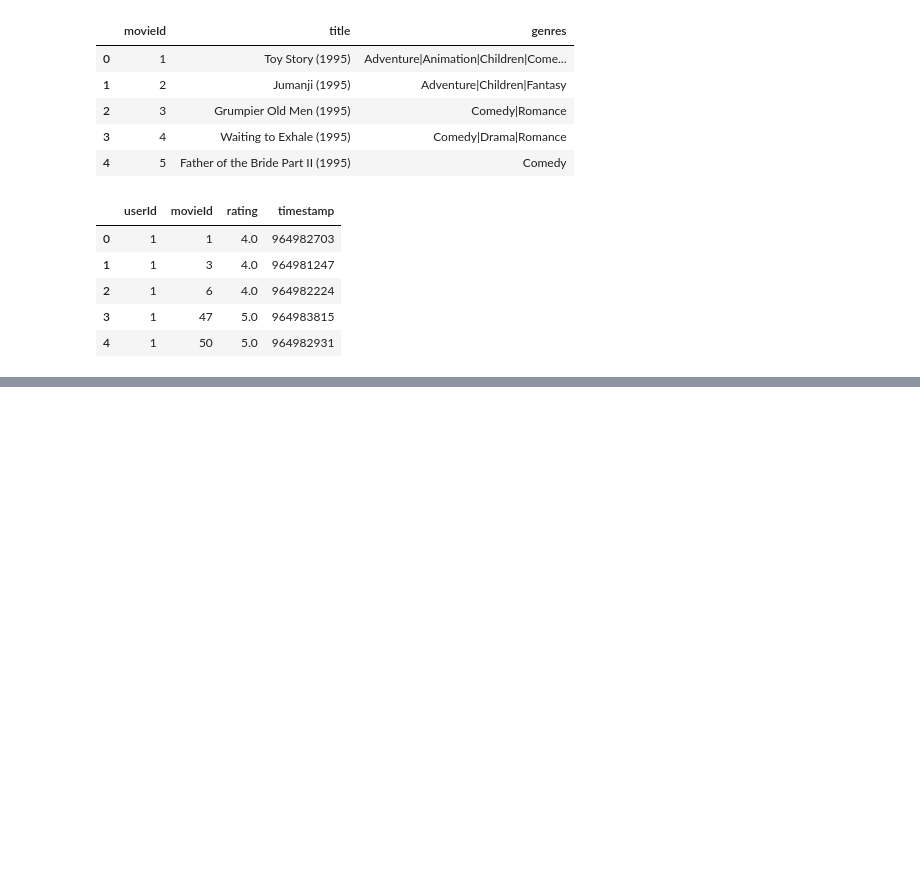
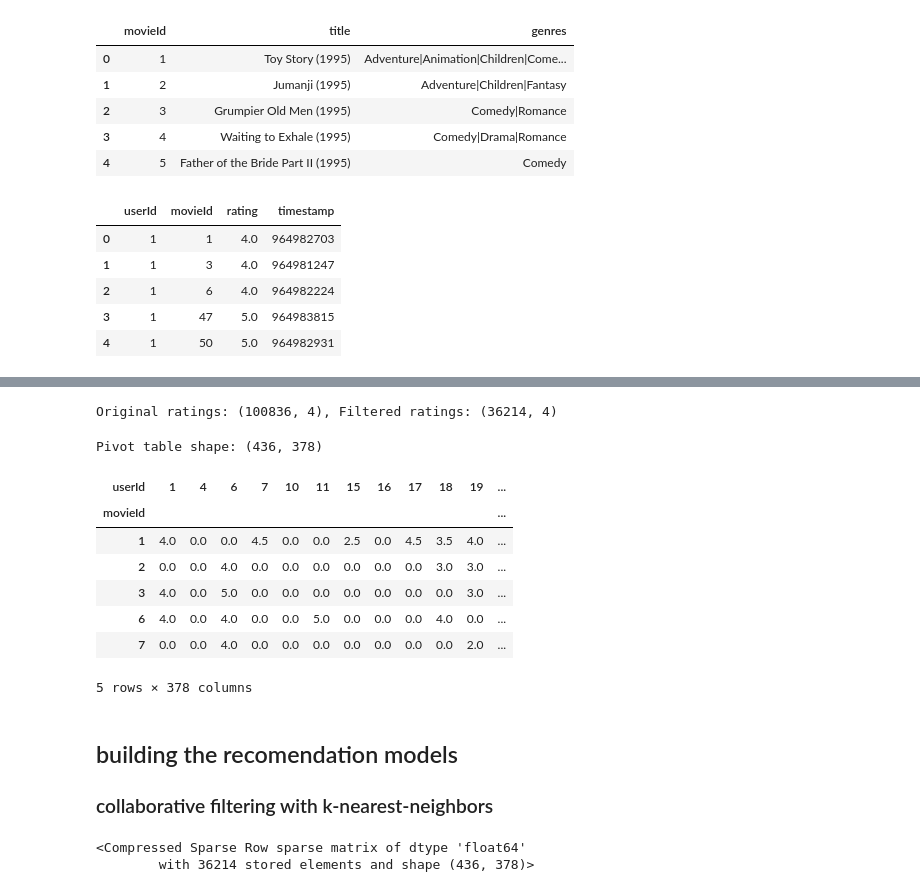
Before and after one commit to kamijoseph/Movies-Recomendation-WebApplication, a Jupyter notebook: notebooks/main.ipynb, the cells around one changed output, grey strips where cells are left out. Drawn from its saved outputs; the diff is of its cells as text; code cells hidden in the pictures; blank space fills up the shorter version.

Commit message:
exploratory data analysis

```diff
--- a/notebooks/main.ipynb
+++ b/notebooks/main.ipynb
@@ -61,0 +146,50 @@ ratings.sample(10)
+# %%
+# filter movies with sufficient ratings
+min_ratings = 50
+filter_movies = ratings['movieId'].value_counts() > min_ratings
+filter_movies = filter_movies[filter_movies].index.tolist()
+
+# filter users with sufficient ratings
+min_user_ratings = 50
+filter_users = ratings['userId'].value_counts() > min_user_ratings
+filter_users = filter_users[filter_users].index.tolist()
+
+# applying filters
+data_ratings = ratings[
+    (ratings["movieId"].isin(filter_movies)) &
+    (ratings["userId"].isin(filter_users))
+]
+print(f"Original ratings: {ratings.shape}, Filtered ratings: {data_ratings.shape}")
+# %% [output]
+Original ratings: (100836, 4), Filtered ratings: (36214, 4)
+# %%
+# creating pivot table
+movie_features = data_ratings.pivot(
+    index = "movieId",
+    columns = "userId",
+    values = "rating"
+).fillna(0)
+print(f"Pivot table shape: {movie_features.shape}")
+# %% [output]
+Pivot table shape: (436, 378)
+# %%
+movie_features.head()
+# %% [output]
+| userId | 1 | 4 | 6 | 7 | 10 | 11 | 15 | 16 | 17 | 18 | 19 | ... |
+| movieId |  |  |  |  |  |  |  |  |  |  |  | ... |
+| 1 | 4.0 | 0.0 | 0.0 | 4.5 | 0.0 | 0.0 | 2.5 | 0.0 | 4.5 | 3.5 | 4.0 | ... |
+| 2 | 0.0 | 0.0 | 4.0 | 0.0 | 0.0 | 0.0 | 0.0 | 0.0 | 0.0 | 3.0 | 3.0 | ... |
+| 3 | 4.0 | 0.0 | 5.0 | 0.0 | 0.0 | 0.0 | 0.0 | 0.0 | 0.0 | 0.0 | 3.0 | ... |
+| 6 | 4.0 | 0.0 | 4.0 | 0.0 | 0.0 | 5.0 | 0.0 | 0.0 | 0.0 | 4.0 | 0.0 | ... |
+| 7 | 0.0 | 0.0 | 4.0 | 0.0 | 0.0 | 0.0 | 0.0 | 0.0 | 0.0 | 0.0 | 2.0 | ... |
+5 rows × 378 columns
+# %% [markdown]
+## building the recomendation models
+### collaborative filtering with k-nearest-neighbors
+# %%
+# coverting to matrix
+mat_movie_features = csr_matrix(movie_features)
+mat_movie_features
+# %% [output]
+<Compressed Sparse Row sparse matrix of dtype 'float64'
+        with 36214 stored elements and shape (436, 378)>
```
Also changed, not shown: parts of 11 cells of this notebook.
